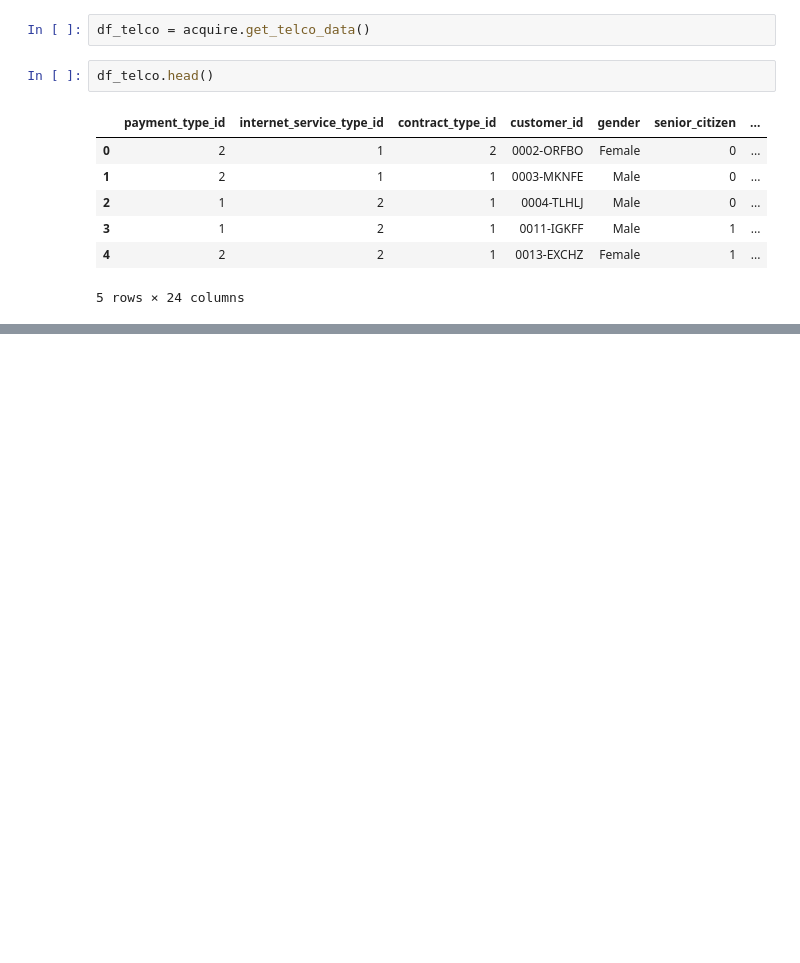
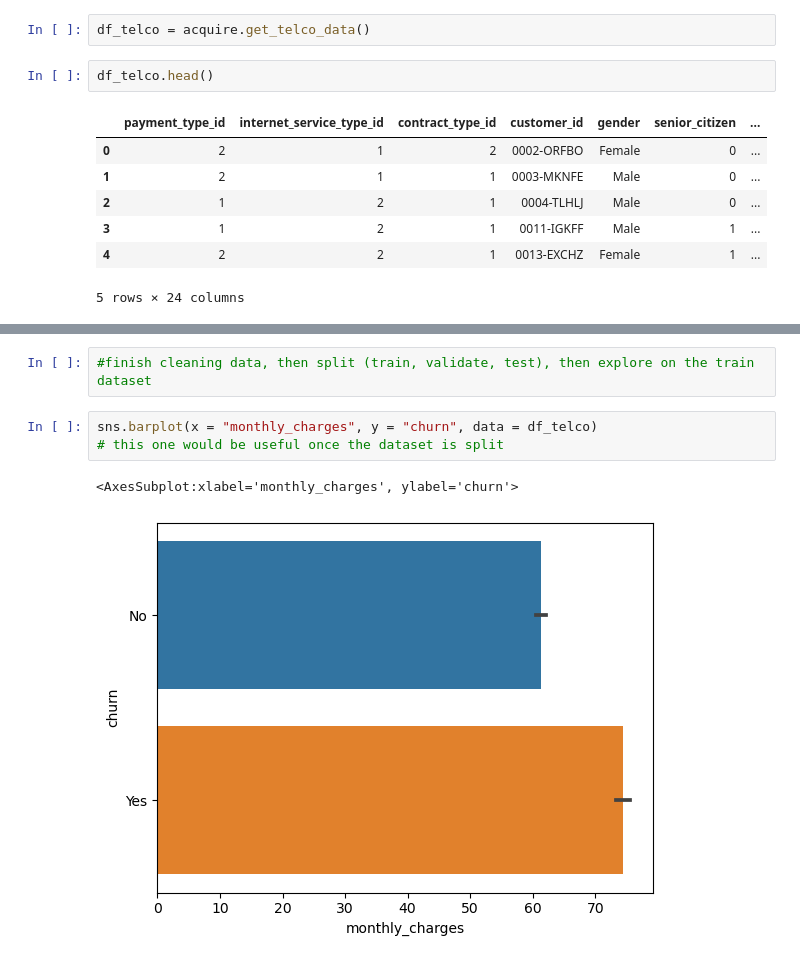
Before and after one commit to stephen-c-perry/Telco_Churn_Classification_Project, a Jupyter notebook: scratchwork_1.ipynb, the cells around one changed output, grey strips where cells are left out. Cells and saved outputs as stored; diff of their text form; blank space fills up the shorter version.

```diff
--- a/scratchwork_1.ipynb
+++ b/scratchwork_1.ipynb
@@ -21,0 +76,8 @@ df_telco.head()
+# %%
+#finish cleaning data, then split (train, validate, test), then explore on the train dataset
+# %%
+sns.barplot(x = "monthly_charges", y = "churn", data = df_telco)
+# this one would be useful once the dataset is split
+# %% [output]
+<AxesSubplot:xlabel='monthly_charges', ylabel='churn'>
+[figure, added]
```
Also changed, not shown: parts of 4 cells of this notebook, 2 other files.
